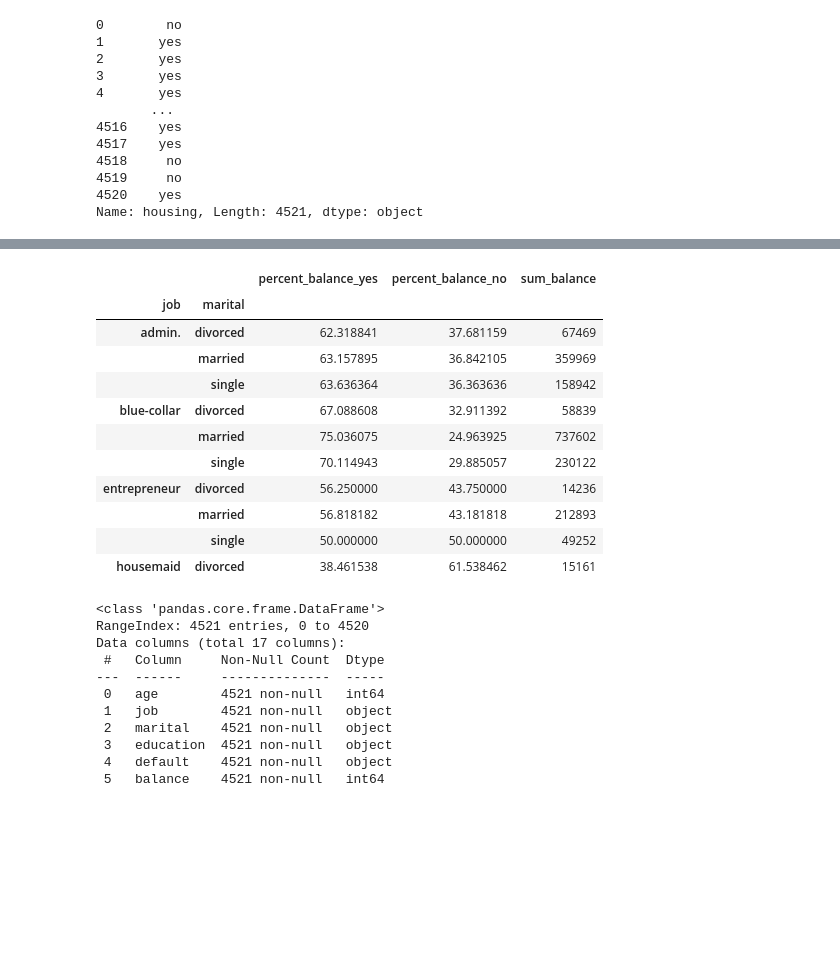
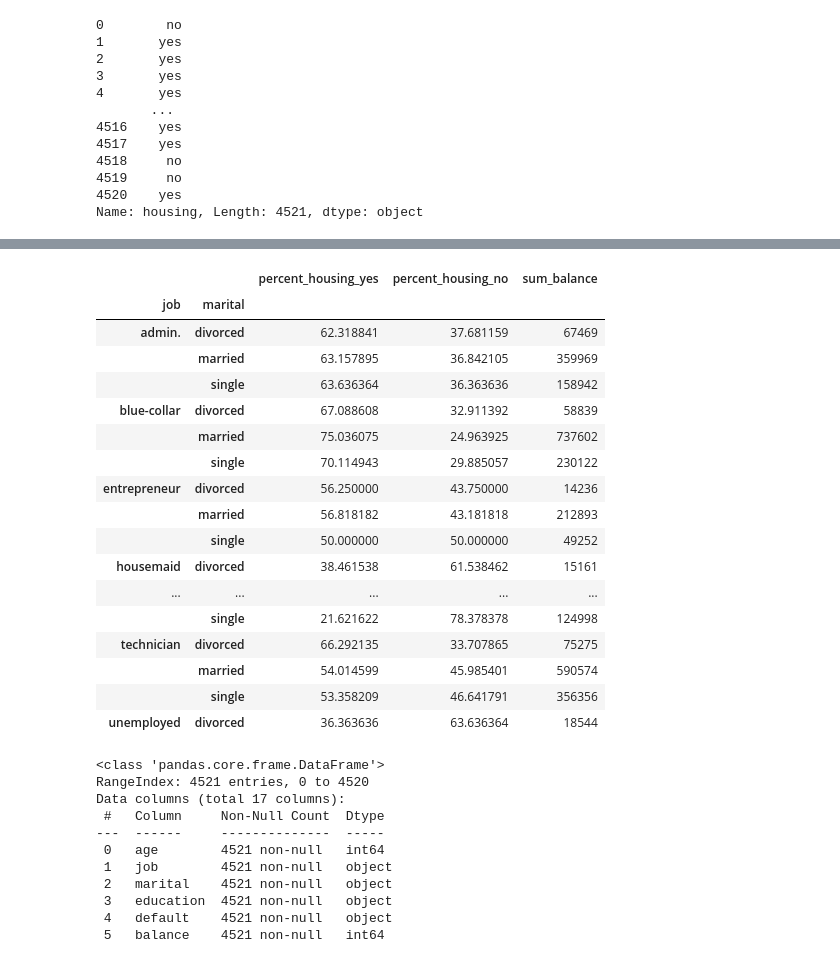
Before and after one commit to crixtiam/python-begginers, a Jupyter notebook: json-database/analisis_datos_pd.ipynb, the cells around one changed output, grey strips where cells are left out. Saved outputs shown, nothing was run; the diff lists cells and outputs as text; code cells hidden in the pictures; blank space fills up the shorter version.

```diff
--- a/json-database/analisis_datos_pd.ipynb
+++ b/json-database/analisis_datos_pd.ipynb
@@ -522,6 +522,9 @@ bank_data['age'].plot(kind='hist', bins=5)
 ### Group by
 # %% [markdown]
 Agrupar  - datos y poder operarlos más fácil
+# %%
+import pandas as pd
+bank_data = pd.read_csv('./files/bank.csv', sep=';')
 # %%
 #bank_data = read_csv(ruta_donde_esta_el_archivo)
 bank_data.head()
@@ -653,13 +746,13 @@ Name: housing, Length: 4521, dtype: object
 # %%
 result_data = bank_data.groupby(['job','marital']).agg(
-    percent_balance_yes =('housing',lambda x: (x == 'yes').sum() / x.count() * 100),
-    percent_balance_no =('housing',lambda x: (x == 'no').sum() / x.count() * 100),
+    percent_housing_yes = ('housing',lambda x: (x == 'yes').sum() / x.count() * 100),
+    percent_housing_no = ('housing',lambda x: (x == 'no').sum() / x.count() * 100),
     sum_balance=('balance','sum')
 )
 
-result_data.head(10)
+result_data.head(30)
 # %% [output]
-|  |  | percent_balance_yes | percent_balance_no | sum_balance |
+|  |  | percent_housing_yes | percent_housing_no | sum_balance |
 | job | marital |  |  |  |
 | admin. | divorced | 62.318841 | 37.681159 | 67469 |
 |  | married | 63.157895 | 36.842105 | 359969 |
@@ -671,6 +764,12 @@ result_data.head(10)
 |  | married | 56.818182 | 43.181818 | 212893 |
 |  | single | 50.000000 | 50.000000 | 49252 |
 | housemaid | divorced | 38.461538 | 61.538462 | 15161 |
+| ... | ... | ... | ... | ... |
+|  | single | 21.621622 | 78.378378 | 124998 |
+| technician | divorced | 66.292135 | 33.707865 | 75275 |
+|  | married | 54.014599 | 45.985401 | 590574 |
+|  | single | 53.358209 | 46.641791 | 356356 |
+| unemployed | divorced | 36.363636 | 63.636364 | 18544 |
 # %%
 bank_data.info()
 # %% [output]
```
Also changed, not shown: parts of 9 cells of this notebook.
